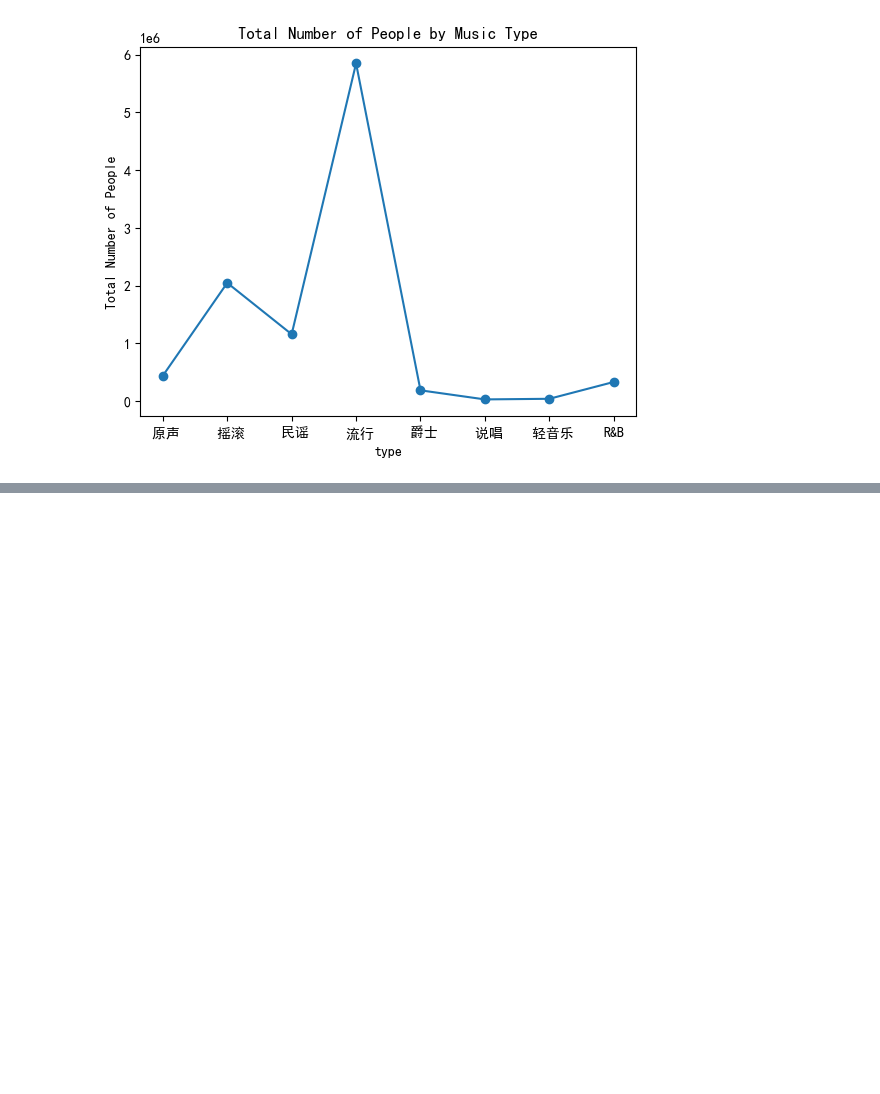
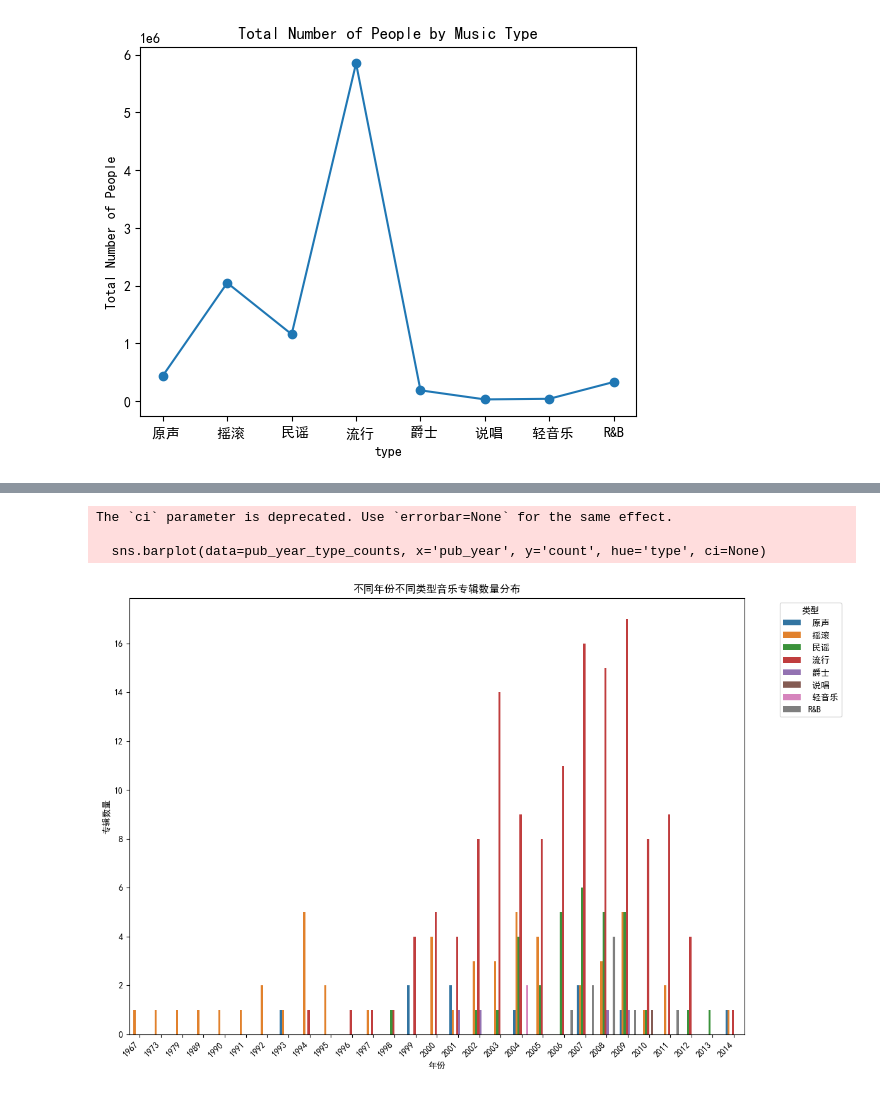
Before and after one commit to zhiliang-lin/css_note, a Jupyter notebook: py/pandas.ipynb, the cells around one changed output, grey strips where cells are left out. Drawn from its saved outputs; the diff is of its cells as text; code cells hidden in the pictures; blank space fills up the shorter version.

```diff
--- a/py/pandas.ipynb
+++ b/py/pandas.ipynb
@@ -623,0 +660,31 @@ print(high_score_music)
+# %%
+import pandas as pd
+import seaborn as sns
+import matplotlib.pyplot as plt
+import numpy as np
+
+# 假设你的 DataFrame 中有一个名为 'pub_year' 的列，表示音乐专辑的发行年份，
+# 还有一个名为 'type' 的列，表示音乐的类型
+# 如果实际情况有所不同，请替换为实际的列名
+
+# 创建一个新的 DataFrame 存储年份、类型和对应专辑数量
+pub_year_type_counts = df.groupby(['pub_year', 'type']).size().unstack(fill_value=0).stack().reset_index(name='count')
+
+# 绘制带有占比的直方图
+plt.figure(figsize=(12, 8))
+sns.barplot(data=pub_year_type_counts, x='pub_year', y='count', hue='type', ci=None)
+
+# 设置 x 轴刻度的间隔为1
+plt.xticks(rotation=45, ha="right")
+plt.xlabel('年份')
+plt.ylabel('专辑数量')
+plt.title('不同年份不同类型音乐专辑数量分布')
+
+plt.legend(title='类型', bbox_to_anchor=(1.05, 1), loc='upper left')  # 放置图例在图外侧
+plt.tight_layout()
+plt.show()
+# %% [output]
+The `ci` parameter is deprecated. Use `errorbar=None` for the same effect.
+
+  sns.barplot(data=pub_year_type_counts, x='pub_year', y='count', hue='type', ci=None)
+[figure, added]
```
Also changed, not shown: parts of 33 cells of this notebook, 3 other files.
